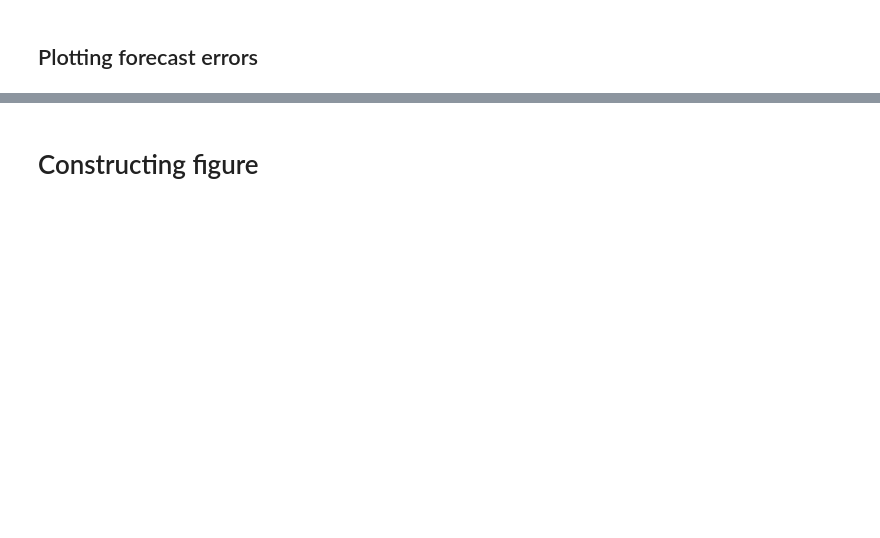
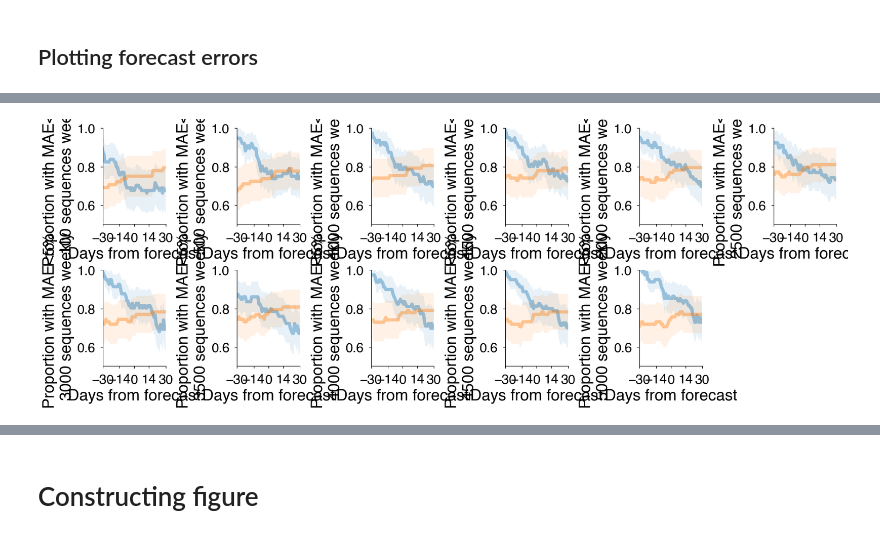
Before and after one commit to blab/ncov-forecasting-fit, a Jupyter notebook: notebooks/downscaling_plots.ipynb, the cells around one changed output, grey strips where cells are left out. Saved outputs shown, nothing was run; the diff lists cells and outputs as text; code cells hidden in the pictures; blank space fills up the shorter version.

```diff
--- a/notebooks/downscaling_plots.ipynb
+++ b/notebooks/downscaling_plots.ipynb
@@ -228,10 +270,10 @@ desired_thres=0.05
 
 errors["acceptable"] = (errors.MAE < desired_thres)
 
-mean_acceptable = (errors[["thres", "lead", "pivot_date", "acceptable"]] # Why does mean lead differ?
-    .groupby(["thres", "lead"])
+mean_acceptable = (errors[["location", "thres", "lead", "pivot_date", "acceptable"]] # Why does mean lead differ?
+    .groupby(["location", "thres", "lead"])
      .agg({'acceptable':['mean','sem']})
     .reset_index()
 
 )
-mean_acceptable.columns = ['thres', 'lead', 'acceptable_mean', 'acceptable_sem']
+mean_acceptable.columns = ["location", 'thres', 'lead', 'acceptable_mean', 'acceptable_sem']
@@ -240,35 +280,43 @@ mean_acceptable
 # %%
 # Plot MAE over lead for each threshold
 fig = plt.figure(figsize=(17., 6.), constrained_layout=True)
 spec = fig.add_gridspec(ncols=6, nrows=2)
 
-def plot_accept_by_thres(ax, mean_accept, thres, ylabel=None):
+def plot_accept_by_thres(ax, mean_accept, thres, location, ylabel=None):
     _mean_accept = mean_accept.copy()
     if lead is not None:
         _mean_accept = _mean_accept[_mean_accept.thres == thres]
+
+    _mean_accept = _mean_accept[_mean_accept.location == location]
 
     ax.plot(_mean_accept.lead, _mean_accept.acceptable_mean, alpha=0.4)
     ax.fill_between(_mean_accept.lead,
                     _mean_accept.acceptable_mean - 2*_mean_accept.acceptable_sem,
                     _mean_accept.acceptable_mean + 2*_mean_accept.acceptable_sem,
                     alpha=0.1)
 
     ax.set_xlabel("Days from forecast")
     ax.set_ylabel(ylabel)
 
 #ax = fig.add_subplot(spec[0])
 for t, thres in enumerate(threses):
     ax = fig.add_subplot(spec[t])
 
     if t == 0:
         ax0 = ax
     else:
         ax.sharey(ax0)
 
     simplify_axes(ax)
-    plot_accept_by_thres(ax, mean_acceptable, thres, ylabel=f"Proportion with MAE<5% \n {thres} sequences weekly")
+    plot_accept_by_thres(ax, mean_acceptable, thres, "United Kingdom", ylabel=f"Proportion with MAE<5% \n {thres} sequences weekly")
+    plot_accept_by_thres(ax, mean_acceptable, thres, "Denmark", ylabel=f"Proportion with MAE<5% \n {thres} sequences weekly")
+    plot_accept_by_thres(ax, mean_acceptable, thres, "Monaco", ylabel=f"Proportion with MAE<5% \n {thres} sequences weekly")
+
+    ax.set_ylim((0.5,1.))
     ax.set_xlim((-30,30))
     ax.set_xticks([-30, -14, 0, 14, 30]) # Can find first point you cross accuracy threshold @ each sequencing thres
+# %% [output]
+[figure, added]
 # %%
 # Thre
 
```
Also changed, not shown: parts of 16 cells of this notebook, 2 other files.
